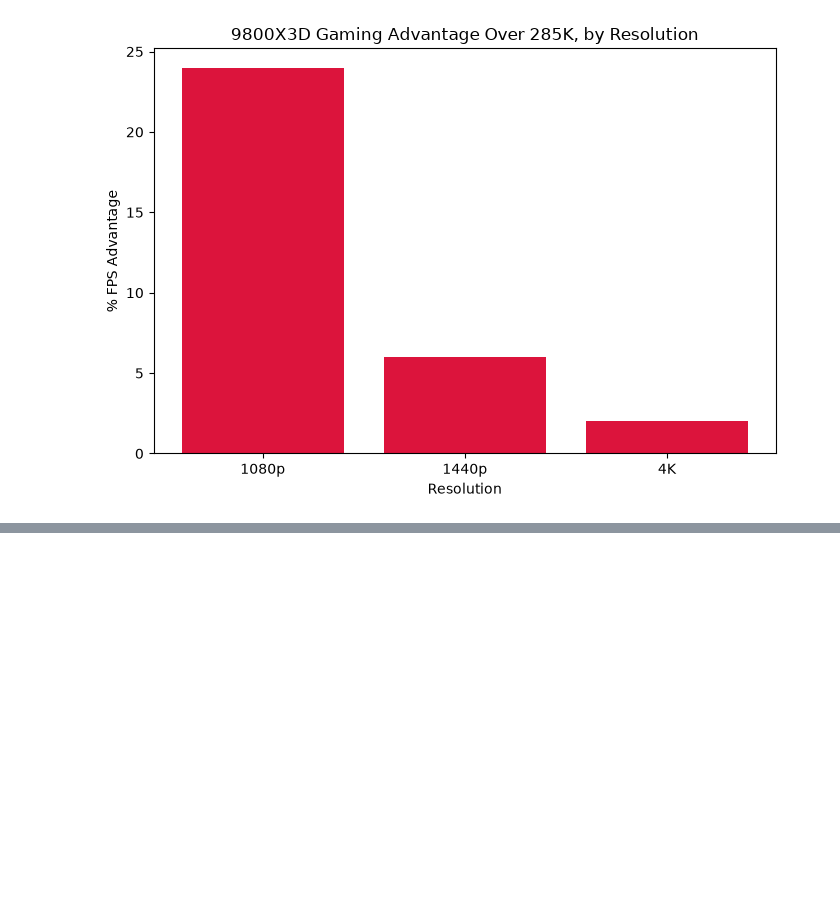
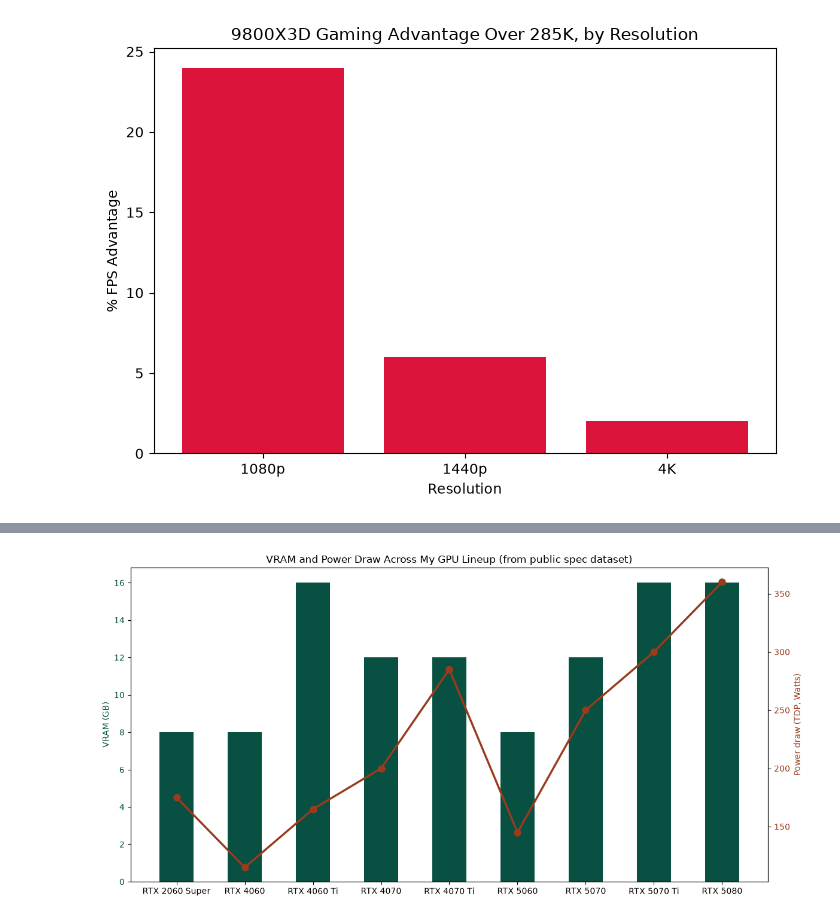
Before and after one commit to Evans328/Capstone, a Jupyter notebook: gpu_cpu_analysis.ipynb, the cells around one changed output, grey strips where cells are left out. Drawn from its saved outputs; the diff is of its cells as text; code cells hidden in the pictures; blank space fills up the shorter version.

Commit message:
Added public dataset and more

```diff
--- a/gpu_cpu_analysis.ipynb
+++ b/gpu_cpu_analysis.ipynb
@@ -185,0 +300,14 @@ plt.show()
+# %%
+raw_df = pd.read_csv('https://getdeploying.com/dataset/gpu-models/gpu-models.csv')
+print(f"Total rows: {len(raw_df)}")
+raw_df.head()
+
+consumer_gpus = raw_df[raw_df['market_class'] == 'CONSUMER']
+consumer_gpus[['name', 'vendor', 'vram_gb', 'architecture', 'tdp_w']]
+
+my_gpu_names = ['Nvidia RTX 2060 Super', 'Nvidia RTX 4060', 'Nvidia RTX 4060 Ti',
+                 'Nvidia RTX 4070', 'Nvidia RTX 4070 Ti', 'Nvidia RTX 5060',
+                 'Nvidia RTX 5070', 'Nvidia RTX 5070 Ti', 'Nvidia RTX 5080']
+
+matched = consumer_gpus[consumer_gpus['name'].isin(my_gpu_names)]
+matched[['name', 'vram_gb', 'tdp_w', 'release_date']]
@@ -185,0 +326,24 @@ plt.show()
+# %%
+import matplotlib.pyplot as plt
+
+matched_sorted = matched.sort_values('vram_gb')  # or keep original order if you prefer
+names = matched['name'].str.replace('Nvidia ', '')
+vram = matched['vram_gb']
+tdp = matched['tdp_w']
+
+fig, ax1 = plt.subplots(figsize=(12, 6))
+
+ax1.bar(names, vram, color='#085041', width=0.5, label='VRAM (GB)')
+ax1.set_ylabel('VRAM (GB)', color='#085041')
+ax1.tick_params(axis='y', labelcolor='#085041')
+
+ax2 = ax1.twinx()
+ax2.plot(names, tdp, color='#993C1D', marker='o', linewidth=2.5, markersize=8, label='TDP (Watts)')
+ax2.set_ylabel('Power draw (TDP, Watts)', color='#993C1D')
+ax2.tick_params(axis='y', labelcolor='#993C1D')
+
+plt.title('VRAM and Power Draw Across My GPU Lineup (from public spec dataset)')
+fig.tight_layout()
+plt.show()
+# %% [output]
+[figure, added]
```
Also changed, not shown: parts of 8 cells of this notebook, 7 other files.
